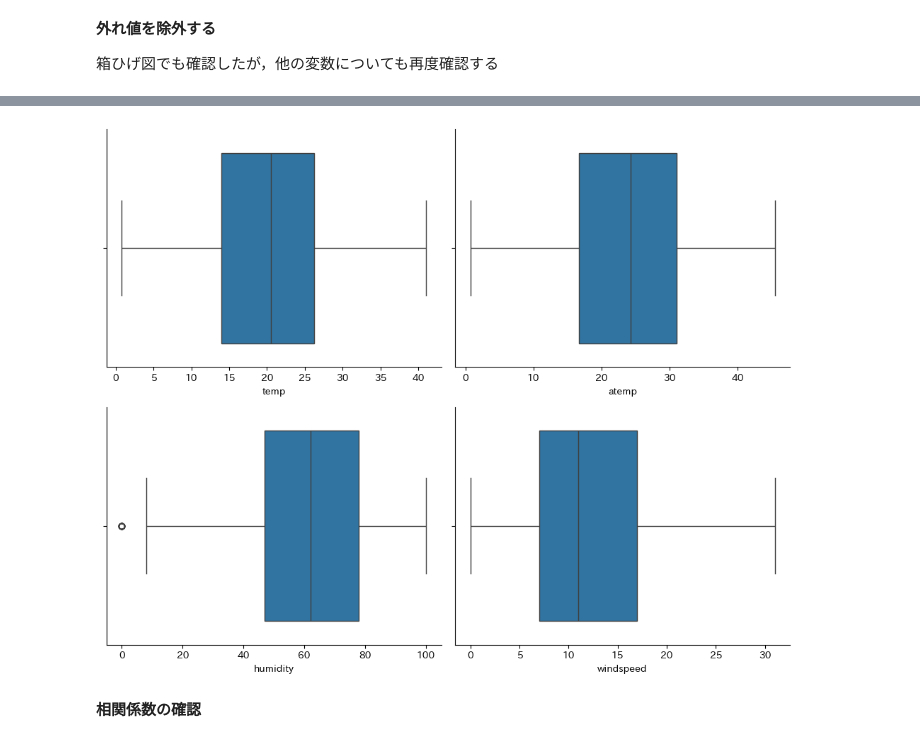
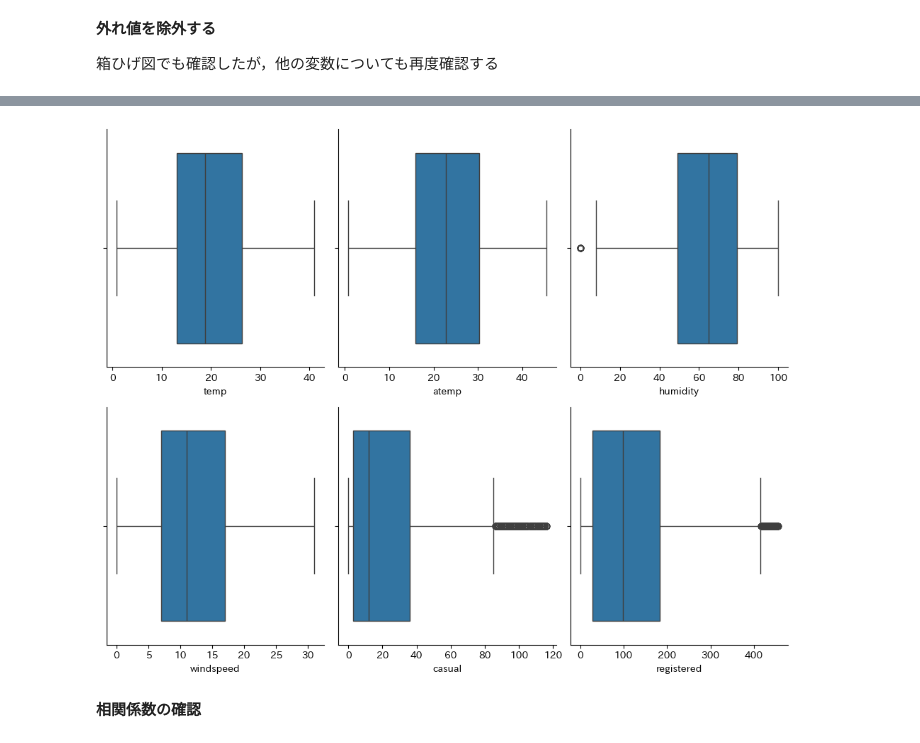
Before and after one commit to moka-coyg/datascience_groupwork, a Jupyter notebook: group8.ipynb, the cells around one changed output, grey strips where cells are left out. Cells and saved outputs as stored; diff of their text form; code cells hidden in the pictures.

Commit message:
casualとregisteredを合算して推論するように変更，日中時間の追加を実施

```diff
--- a/group8.ipynb
+++ b/group8.ipynb
@@ -81,3 +95,0 @@ train_data.sample(5)
-# %%
-# "casual" と "registered" は予測対象のため、削除
-train_data = train_data.drop(["casual", "registered"], axis=1)
@@ -210,7 +278,7 @@ def remove_outliers_using_iqr(df, columns):
     return df
 
 # "windspeed"，"casual"，"registered"について，外れ値を除外
-outlier_columns = ["windspeed"]
+outlier_columns = ["windspeed", "casual", "registered"]
 train_data = remove_outliers_using_iqr(train_data, outlier_columns)
 # %%
 # 処理結果の確認
@@ -228,17 +297,17 @@ train_data.describe()
 # %%
 # データ分布を箱ひげ図で確認
-fig, ax = plt.subplots(nrows = 2, ncols = 2, figsize = (10, 8))
+fig, ax = plt.subplots(nrows = 2, ncols = 3, figsize = (10, 8))
 
-for i, column in enumerate(['temp', 'atemp', 'humidity', 'windspeed']):
+for i, column in enumerate(["temp", "atemp", "humidity", "windspeed", "casual", "registered"]):
 
-    row, col = divmod(i, 2)
+    row, col = divmod(i, 3)
     sns.boxplot(data = train_data, x = column, ax = ax[row, col])
     sns.despine()
 
 plt.tight_layout()
 plt.show()
 # %% [output]
-[figure, old version]
+[figure, new version]
 # %% [markdown]
 **相関係数の確認**
 # %%
```
Also changed, not shown: parts of 33 cells of this notebook, 1 other file.
